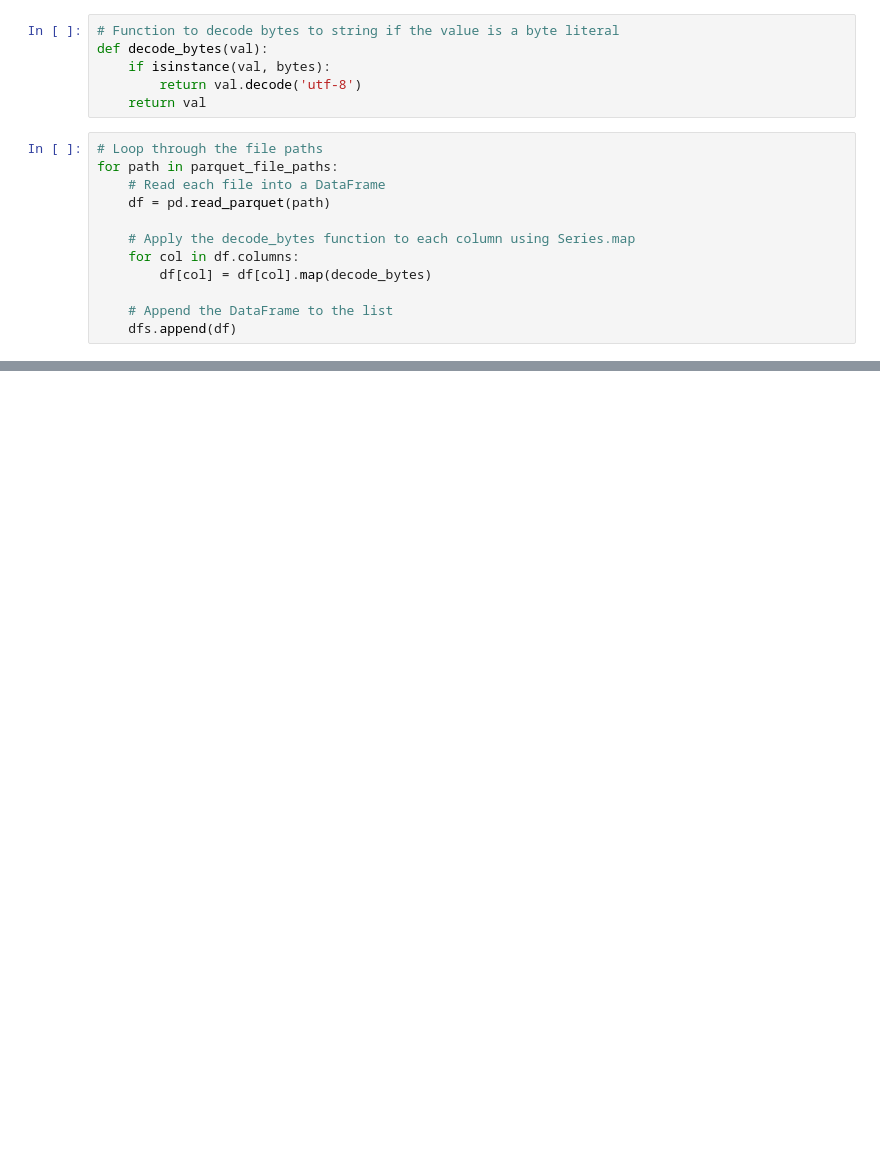
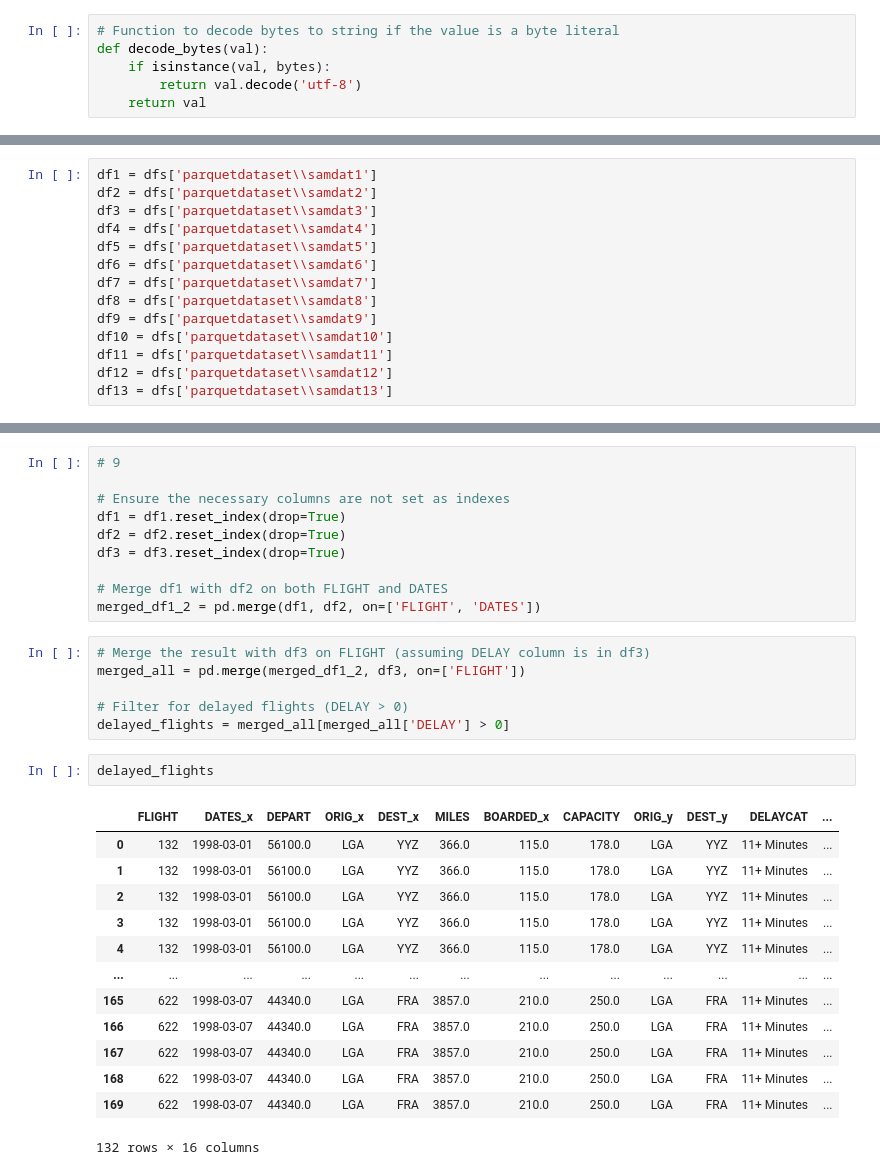
Before and after one commit to sassoftware/sas-access-samples, a Jupyter notebook: SAS Foundation/readparquettest.ipynb, the cells around one changed output, grey strips where cells are left out. Cells and saved outputs as stored; diff of their text form; blank space fills up the shorter version.

```diff
--- a/SAS Foundation/readparquettest.ipynb
+++ b/SAS Foundation/readparquettest.ipynb
@@ -16,15 +18,3 @@ def decode_bytes(val):
     if isinstance(val, bytes):
         return val.decode('utf-8')
     return val
-# %%
-# Loop through the file paths
-for path in parquet_file_paths:
-    # Read each file into a DataFrame
-    df = pd.read_parquet(path)
-
-    # Apply the decode_bytes function to each column using Series.map
-    for col in df.columns:
-        df[col] = df[col].map(decode_bytes)
-
-    # Append the DataFrame to the list
-    dfs.append(df)
@@ -108,0 +36,14 @@ dfs[0].head(2)
+# %%
+df1 = dfs['parquetdataset\\samdat1']
+df2 = dfs['parquetdataset\\samdat2']
+df3 = dfs['parquetdataset\\samdat3']
+df4 = dfs['parquetdataset\\samdat4']
+df5 = dfs['parquetdataset\\samdat5']
+df6 = dfs['parquetdataset\\samdat6']
+df7 = dfs['parquetdataset\\samdat7']
+df8 = dfs['parquetdataset\\samdat8']
+df9 = dfs['parquetdataset\\samdat9']
+df10 = dfs['parquetdataset\\samdat10']
+df11 = dfs['parquetdataset\\samdat11']
+df12 = dfs['parquetdataset\\samdat12']
+df13 = dfs['parquetdataset\\samdat13']
@@ -108,0 +323,32 @@ dfs[0].head(2)
+# %%
+# 9
+
+# Ensure the necessary columns are not set as indexes
+df1 = df1.reset_index(drop=True)
+df2 = df2.reset_index(drop=True)
+df3 = df3.reset_index(drop=True)
+
+# Merge df1 with df2 on both FLIGHT and DATES
+merged_df1_2 = pd.merge(df1, df2, on=['FLIGHT', 'DATES'])
+# %%
+# Merge the result with df3 on FLIGHT (assuming DELAY column is in df3)
+merged_all = pd.merge(merged_df1_2, df3, on=['FLIGHT'])
+
+# Filter for delayed flights (DELAY > 0)
+delayed_flights = merged_all[merged_all['DELAY'] > 0]
+# %%
+delayed_flights
+# %% [output]
+|  | FLIGHT | DATES_x | DEPART | ORIG_x | DEST_x | MILES | BOARDED_x | CAPACITY | ORIG_y | DEST_y | DELAYCAT | ... |
+| 0 | 132 | 1998-03-01 | 56100.0 | LGA | YYZ | 366.0 | 115.0 | 178.0 | LGA | YYZ | 11+ Minutes | ... |
+| 1 | 132 | 1998-03-01 | 56100.0 | LGA | YYZ | 366.0 | 115.0 | 178.0 | LGA | YYZ | 11+ Minutes | ... |
+| 2 | 132 | 1998-03-01 | 56100.0 | LGA | YYZ | 366.0 | 115.0 | 178.0 | LGA | YYZ | 11+ Minutes | ... |
+| 3 | 132 | 1998-03-01 | 56100.0 | LGA | YYZ | 366.0 | 115.0 | 178.0 | LGA | YYZ | 11+ Minutes | ... |
+| 4 | 132 | 1998-03-01 | 56100.0 | LGA | YYZ | 366.0 | 115.0 | 178.0 | LGA | YYZ | 11+ Minutes | ... |
+| ... | ... | ... | ... | ... | ... | ... | ... | ... | ... | ... | ... | ... |
+| 165 | 622 | 1998-03-07 | 44340.0 | LGA | FRA | 3857.0 | 210.0 | 250.0 | LGA | FRA | 11+ Minutes | ... |
+| 166 | 622 | 1998-03-07 | 44340.0 | LGA | FRA | 3857.0 | 210.0 | 250.0 | LGA | FRA | 11+ Minutes | ... |
+| 167 | 622 | 1998-03-07 | 44340.0 | LGA | FRA | 3857.0 | 210.0 | 250.0 | LGA | FRA | 11+ Minutes | ... |
+| 168 | 622 | 1998-03-07 | 44340.0 | LGA | FRA | 3857.0 | 210.0 | 250.0 | LGA | FRA | 11+ Minutes | ... |
+| 169 | 622 | 1998-03-07 | 44340.0 | LGA | FRA | 3857.0 | 210.0 | 250.0 | LGA | FRA | 11+ Minutes | ... |
+132 rows × 16 columns
```
Also changed, not shown: parts of 50 cells of this notebook, 3 other files.
